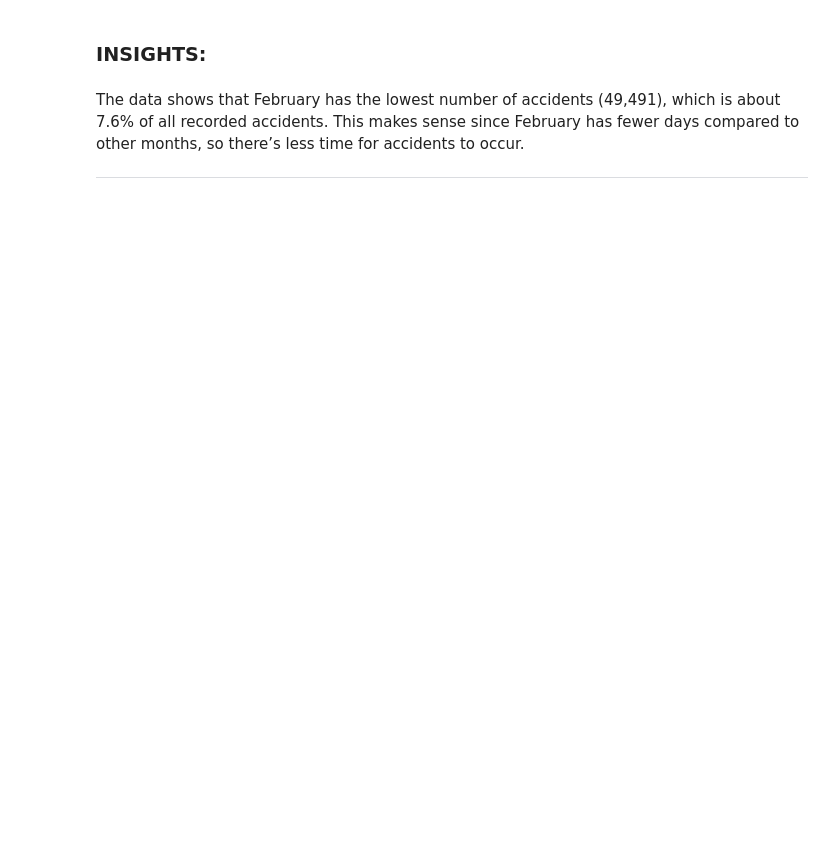
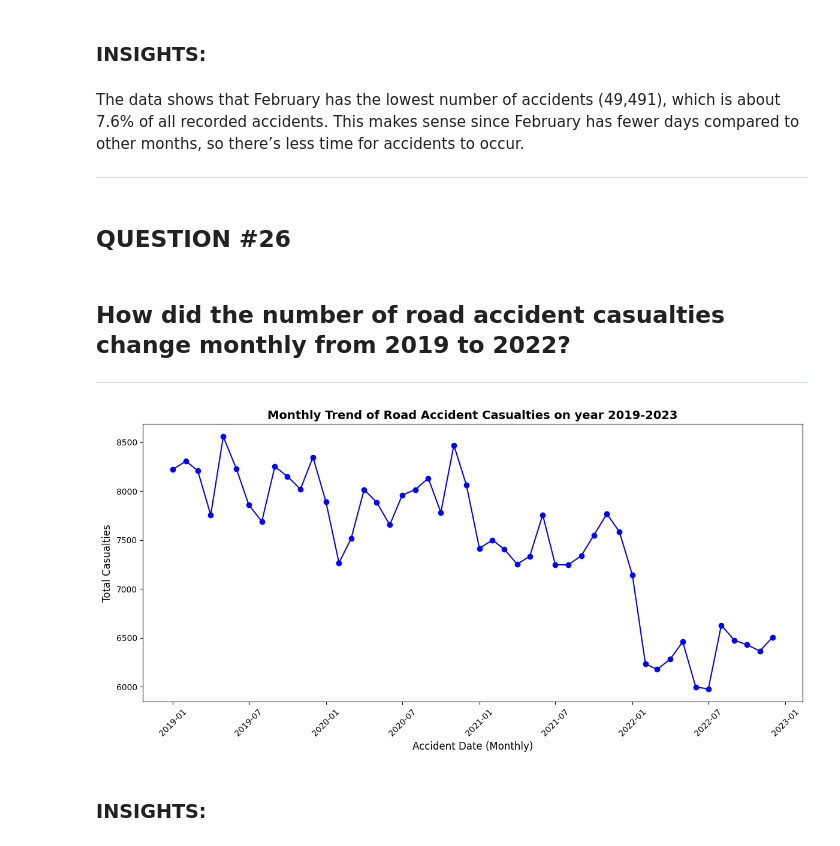
Before and after one commit to vwillmyr/ELEC03_VERASTIGUE, a Jupyter notebook: Activity2 (1).ipynb, the cells around one changed output. Drawn from its saved outputs; the diff is of its cells as text; code cells hidden in the pictures; blank space fills up the shorter version.

```diff
--- a/Activity2 (1).ipynb
+++ b/Activity2 (1).ipynb
@@ -1101,3 +693,28 @@ Name: count, dtype: int64
 # %% [markdown]
 The data shows that February has the lowest number of accidents (49,491), which is about 7.6% of all recorded accidents. This makes sense since February has fewer days compared to other months, so there’s less time for accidents to occur.
 <hr>
+# %% [markdown]
+<h2>QUESTION #26</h2>
+# %% [markdown]
+<h2>How did the number of road accident casualties change monthly from 2019 to 2022?</h2>
+<hr>
+# %%
+monthly_casualties = (
+    accident.groupby(accident['Accident Date'].dt.to_period("M"))['Number_of_Casualties']
+    .sum()
+    .to_timestamp()
+)
+
+plt.figure(figsize=(12,6))
+plt.plot(monthly_casualties.index, monthly_casualties.values, marker='o', linestyle='-', color='b')
+
+plt.title("Monthly Trend of Road Accident Casualties on year 2019-2023", fontsize=14, fontweight='bold')
+plt.xlabel("Accident Date (Monthly)", fontsize=12)
+plt.ylabel("Total Casualties", fontsize=12)
+plt.xticks(rotation=45)
+plt.tight_layout()
+plt.show()
+# %% [output]
+[figure, added]
+# %% [markdown]
+<h3>INSIGHTS: </h3>
```
Also changed, not shown: parts of 97 cells of this notebook.
